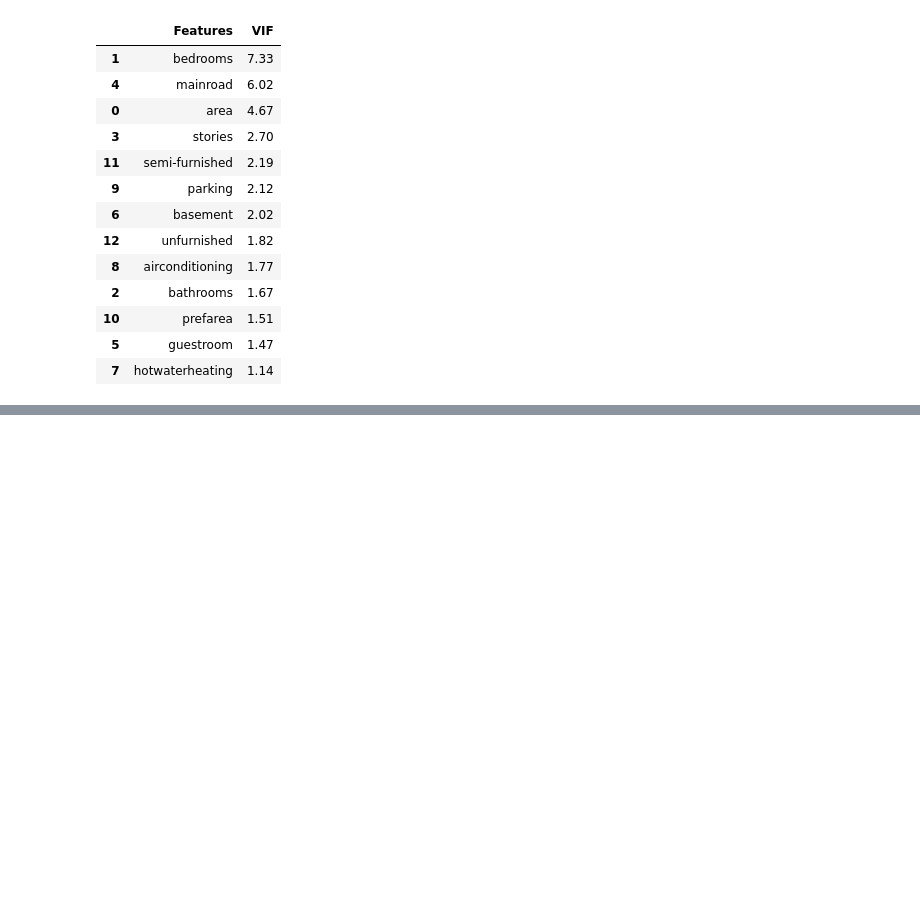
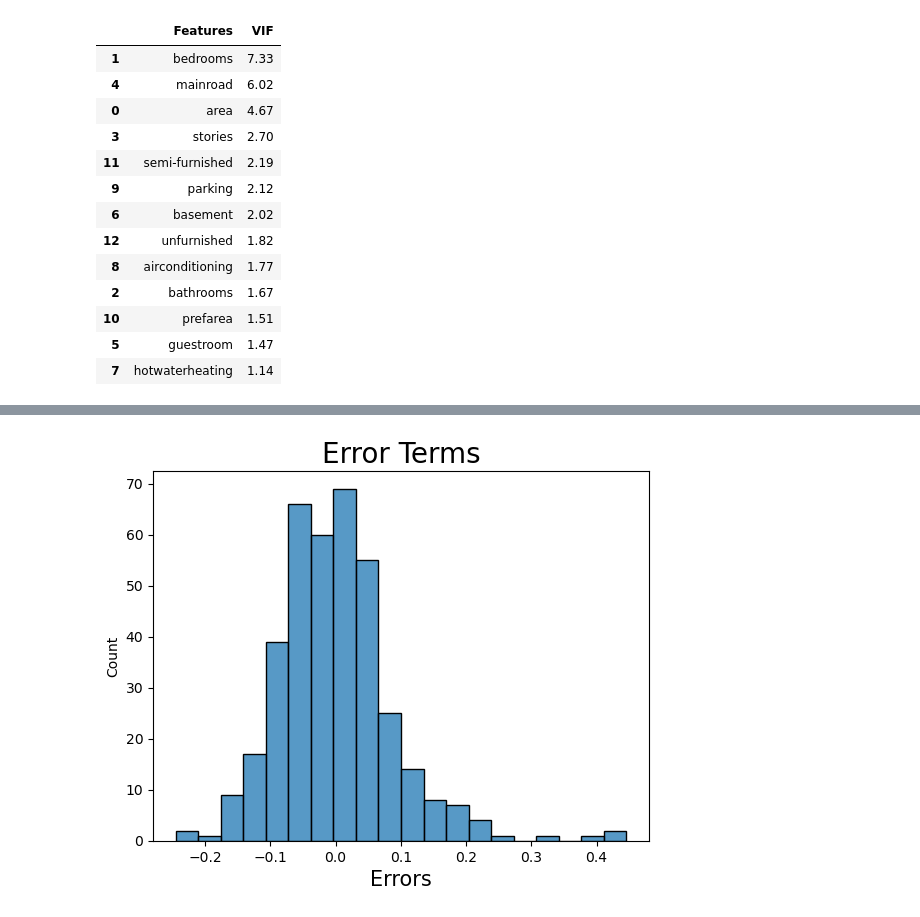
Before and after one commit to RavishankarDuMCA10/Linear-Regression, a Jupyter notebook: Multiple Linear Regression/Multiple_Linear_Regression_Housing_Case_Study.ipynb, the cells around one changed output, grey strips where cells are left out. Cells and saved outputs as stored; diff of their text form; code cells hidden in the pictures; blank space fills up the shorter version.

```diff
--- a/Multiple Linear Regression/Multiple_Linear_Regression_Housing_Case_Study.ipynb
+++ b/Multiple Linear Regression/Multiple_Linear_Regression_Housing_Case_Study.ipynb
@@ -799,0 +791,10 @@ plt.show()
+# %%
+# Plot histogram of the error terms
+fir = plt.figure()
+res = (y_train - y_train_price)
+sns.histplot(res, bins = 20)
+plt.title('Error Terms', fontsize = 20)
+plt.xlabel('Errors', fontsize = 15)
+plt.show()
+# %% [output]
+[figure, added]
```
Also changed, not shown: parts of 55 cells of this notebook.
